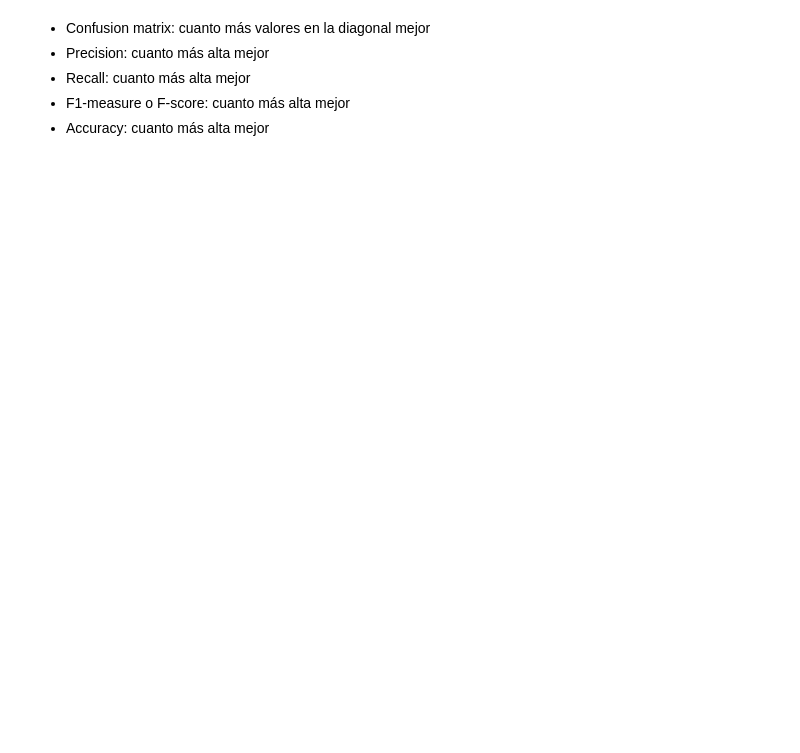
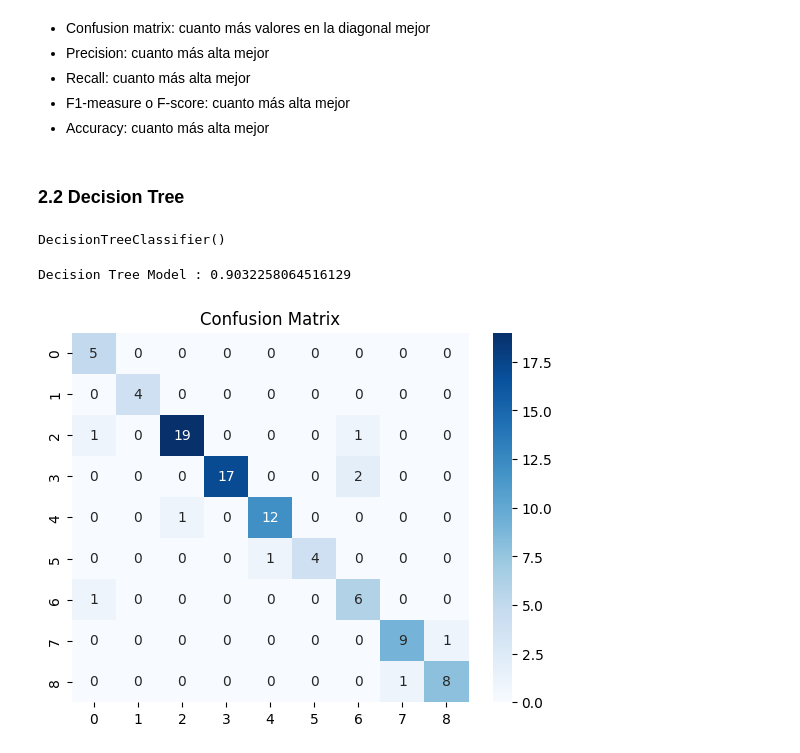
Before and after one commit to nmartinser/Telerehabilitation, a Jupyter notebook: notebooks/modelos_ejerccicio.ipynb, the cells around one changed output. Cells and saved outputs as stored; diff of their text form; code cells hidden in the pictures; blank space fills up the shorter version.

Commit message:
Decision tree 🌳

```diff
--- a/notebooks/modelos_ejerccicio.ipynb
+++ b/notebooks/modelos_ejerccicio.ipynb
@@ -80,3 +62,23 @@ weighted avg       0.93      0.92      0.92        93
 * Recall: cuanto más alta mejor
 * F1-measure o F-score: cuanto más alta mejor
 * Accuracy: cuanto más alta mejor
+# %% [markdown]
+### 2.2 Decision Tree
+# %%
+dtree = DecisionTreeClassifier()
+dtree.fit(train_X,train_y) #entrenamos el algoritmo
+# %% [output]
+DecisionTreeClassifier()
+# %%
+prediction = dtree.predict(test_X)
+print('Decision Tree Model :',accuracy_score(prediction,test_y))
+
+# Plot confusion matrix.
+cm = confusion_matrix(test_y, prediction)
+ax = plt.axes()
+sns.heatmap(cm, annot=True, cmap="Blues" )
+ax.set_title('Confusion Matrix')
+plt.show()
+# %% [output]
+Decision Tree Model : 0.9032258064516129
+[figure, added]
```
Also changed, not shown: parts of 6 cells of this notebook.
